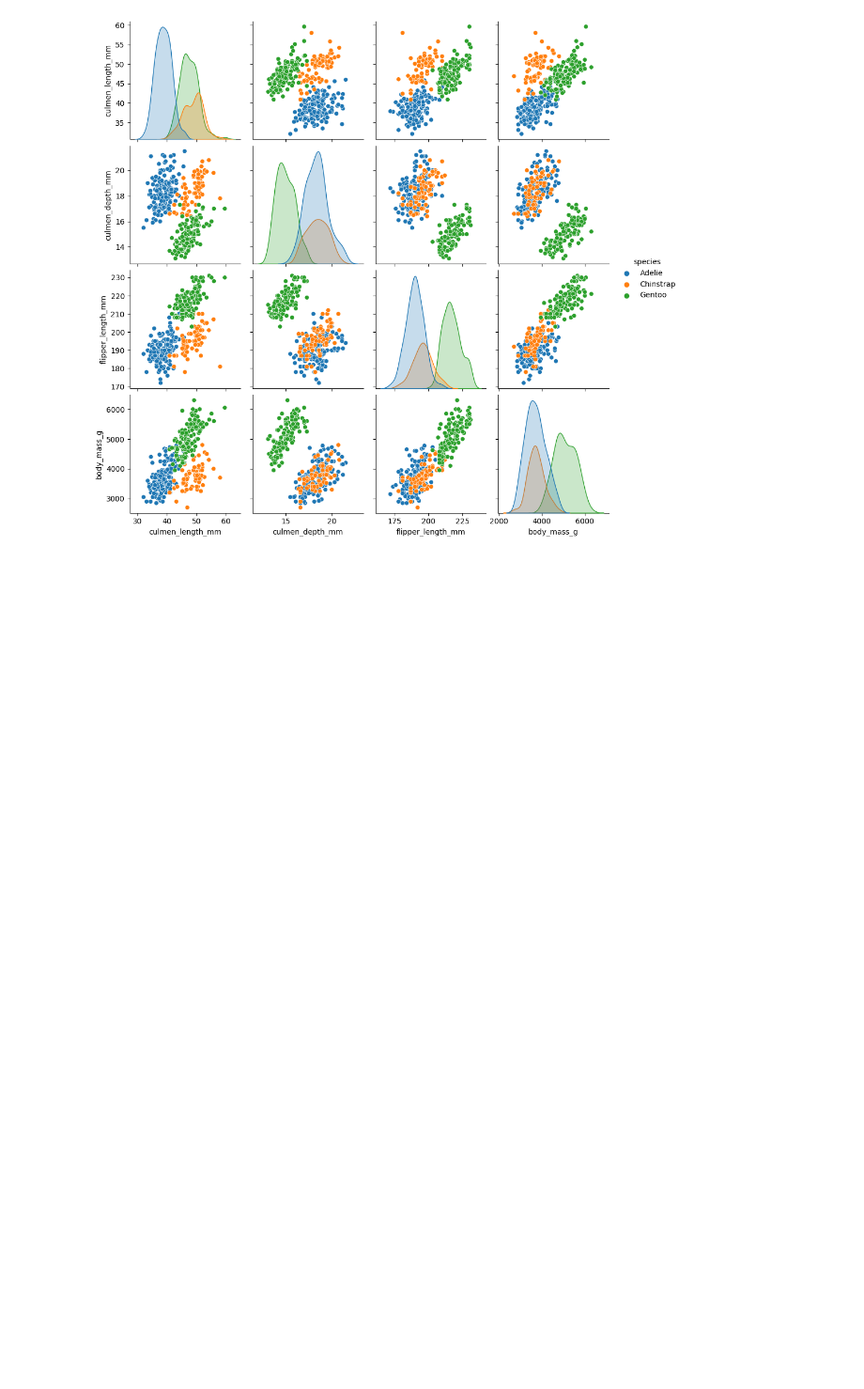
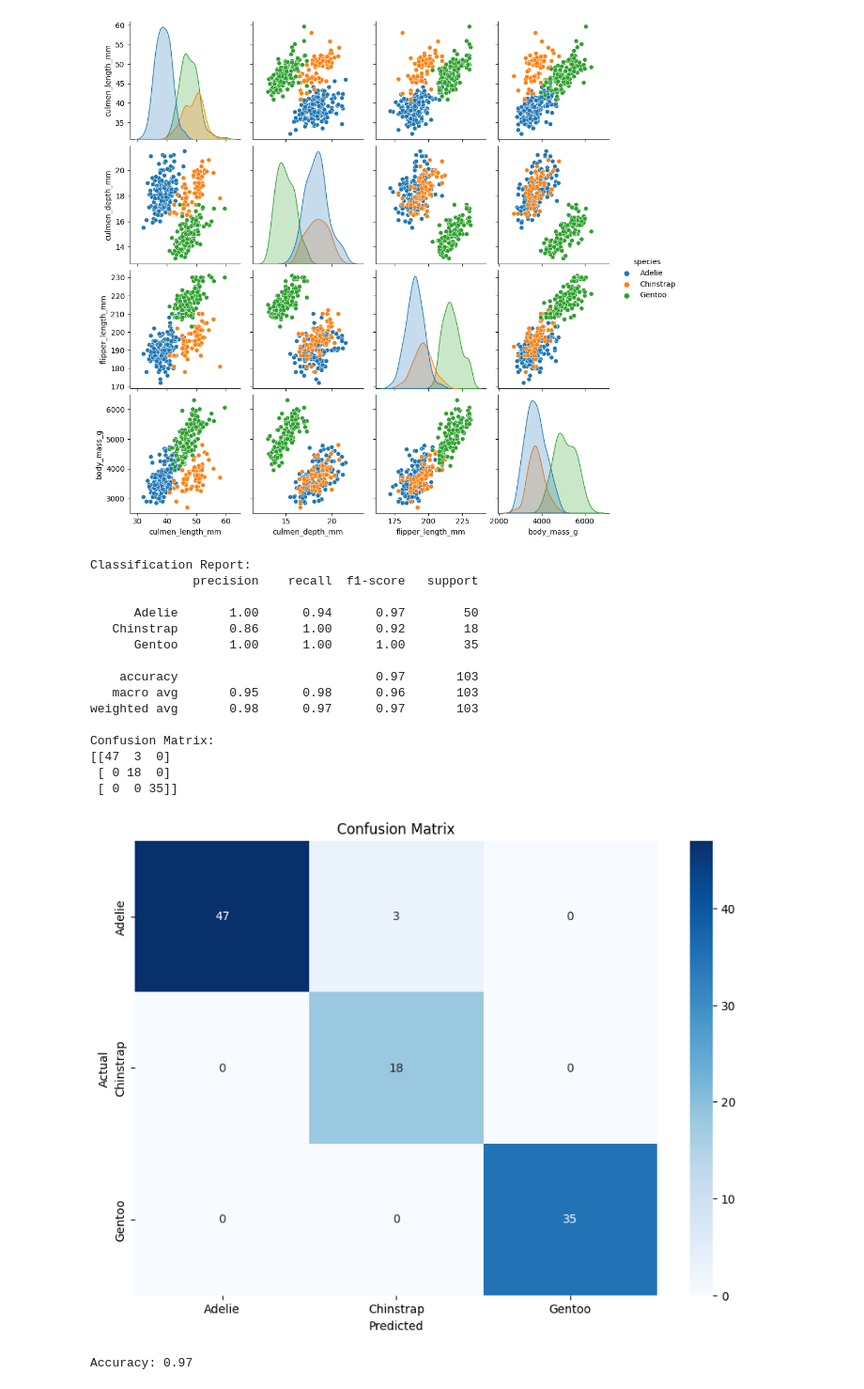
Before and after one commit to AndresDardex/Penguin-Model, a Jupyter notebook: Data Cleaning And Analysis.ipynb, the cells around one changed output. Shown at 94% size. Drawn from its saved outputs; the diff is of its cells as text; code cells hidden in the pictures; blank space fills up the shorter version.

Commit message:
prediction model

```diff
--- a/Data Cleaning And Analysis.ipynb
+++ b/Data Cleaning And Analysis.ipynb
@@ -153,3 +166,68 @@ plt.show()
 # %%
 #now we're going to save the cleaned data
 penguins.to_csv("penguins_cleaned.csv", index=False)
+# %%
+from sklearn.model_selection import train_test_split
+from sklearn.ensemble import RandomForestClassifier
+from sklearn.metrics import classification_report, confusion_matrix, accuracy_score
+
+# Convertir la columna 'sex' en variables dummy
+penguins = pd.get_dummies(penguins, columns=['sex'], drop_first=True)
+
+# Seleccionar las características y la variable objetivo
+features = ['culmen_length_mm', 'culmen_depth_mm', 'flipper_length_mm', 'body_mass_g', 'sex_MALE']
+target = 'species'
+
+# Dividir los datos en conjuntos de entrenamiento y prueba
+X_train, X_test, y_train, y_test = train_test_split(penguins[features], penguins[target], test_size=0.3, random_state=42)
+
+# Crear y entrenar el modelo
+model = RandomForestClassifier(n_estimators=100, random_state=42)
+model.fit(X_train, y_train)
+
+# Realizar predicciones
+y_pred = model.predict(X_test)
+
+# Evaluar el modelo
+print("Classification Report:")
+print(classification_report(y_test, y_pred))
+
+conf_matrix = confusion_matrix(y_test, y_pred)
+print("Confusion Matrix:")
+print(conf_matrix)
+
+# Visualizar la matriz de confusión
+plt.figure(figsize=(10, 7))
+sns.heatmap(conf_matrix, annot=True, fmt='d', cmap='Blues', xticklabels=model.classes_, yticklabels=model.classes_)
+plt.xlabel('Predicted')
+plt.ylabel('Actual')
+plt.title('Confusion Matrix')
+plt.show()
+
+# Calcular y mostrar la precisión del modelo
+accuracy = accuracy_score(y_test, y_pred)
+print(f"Accuracy: {accuracy:.2f}")
+
+# Visualizar la importancia de las características
+feature_importances = pd.Series(model.feature_importances_, index=features)
+feature_importances.plot(kind='barh')
+plt.title('Feature Importances')
+plt.show()
+# %% [output]
+Classification Report:
+              precision    recall  f1-score   support
+
+      Adelie       1.00      0.94      0.97        50
+   Chinstrap       0.86      1.00      0.92        18
+      Gentoo       1.00      1.00      1.00        35
+
+    accuracy                           0.97       103
+   macro avg       0.95      0.98      0.96       103
+weighted avg       0.98      0.97      0.97       103
+
+Confusion Matrix:
+[[47  3  0]
+ [ 0 18  0]
+ [ 0  0 35]]
+[figure, added]
+Accuracy: 0.97
```
Also changed, not shown: parts of 6 cells of this notebook.
